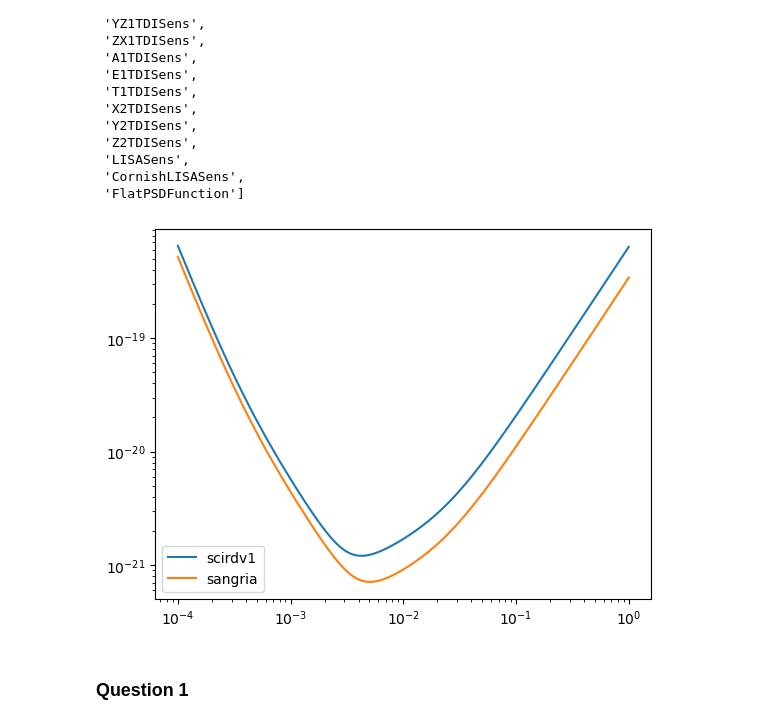
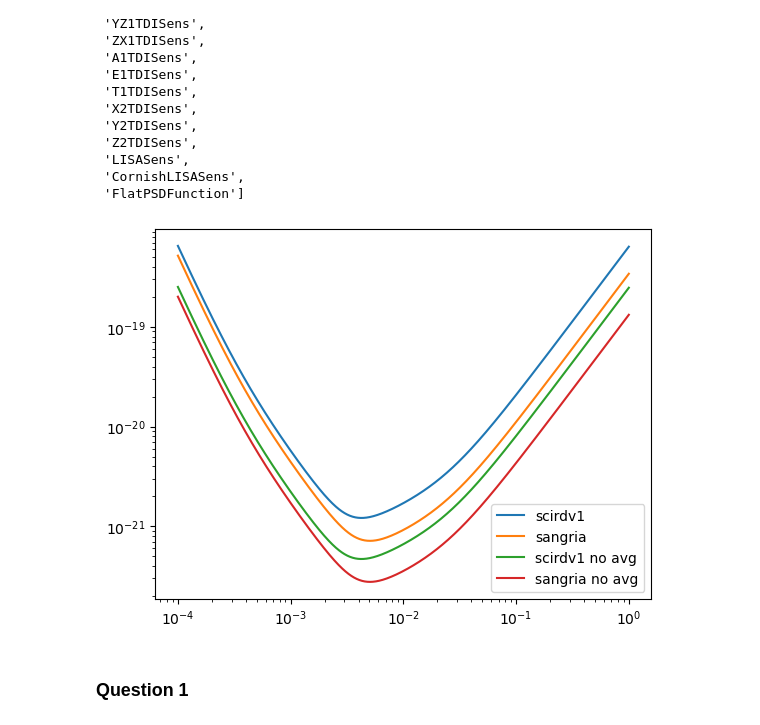
Before and after one commit to mtauraso/LATW, a Jupyter notebook: tutorials/Tutorial1.ipynb, the cells around one changed output. Drawn from its saved outputs; the diff is of its cells as text; code cells hidden in the pictures.

```diff
--- a/tutorials/Tutorial1.ipynb
+++ b/tutorials/Tutorial1.ipynb
@@ -43,30 +43,33 @@ get_stock_sensitivity_options()
 # %%
 
 #for model in lisa_models.get_available_default_lisa_models():
 #    print (model)
 
 scidrv1 = lisa_models.get_default_lisa_model_from_str('scirdv1')
 sangria = lisa_models.get_default_lisa_model_from_str('sangria')
 
 
-def plot_sens(ax, model, **kwargs):
-    sens = get_sensitivity(f, average = True, return_type = 'char_strain', model=model)
+def plot_sens(ax, model, average = True, **kwargs):
+    sens = get_sensitivity(f, average = average, return_type = 'char_strain', model=model)
     ax.set_xscale("log")
     ax.set_yscale("log")
     ax.plot(f,sens, **kwargs)
 
 
 f = np.logspace(-4, 0, 1000)
 fig, ax = plt.subplots()
 
 plot_sens(ax, scidrv1, label = "scirdv1")
 plot_sens(ax, sangria, label = "sangria")
 
+plot_sens(ax, scidrv1, average = False, label = "scirdv1 no avg")
+plot_sens(ax, sangria, average = False, label = "sangria no avg")
+
 ax.legend()
 
 plt.show()
 # %% [output]
-[figure, old version]
+[figure, new version]
 # %% [markdown]
 ### Question 1
 # %% [markdown]
```
Also changed, not shown: parts of 11 cells of this notebook, 3 other files.
